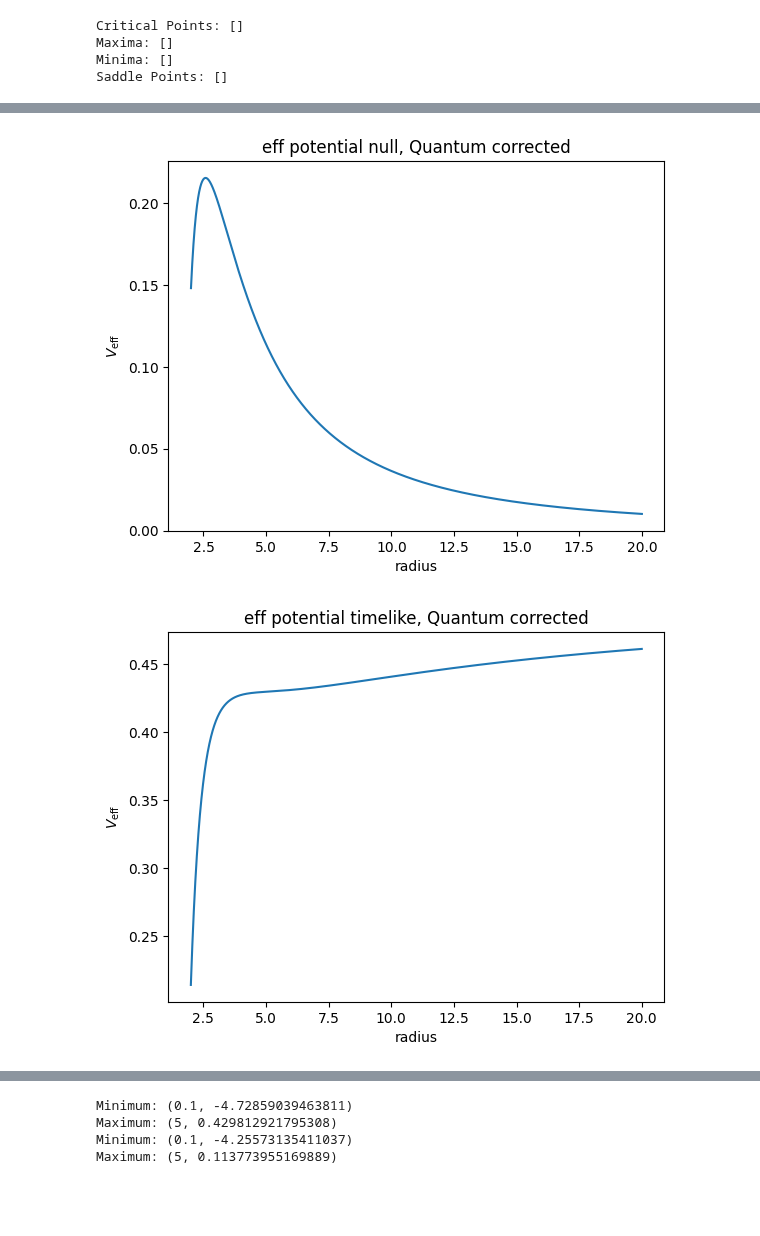
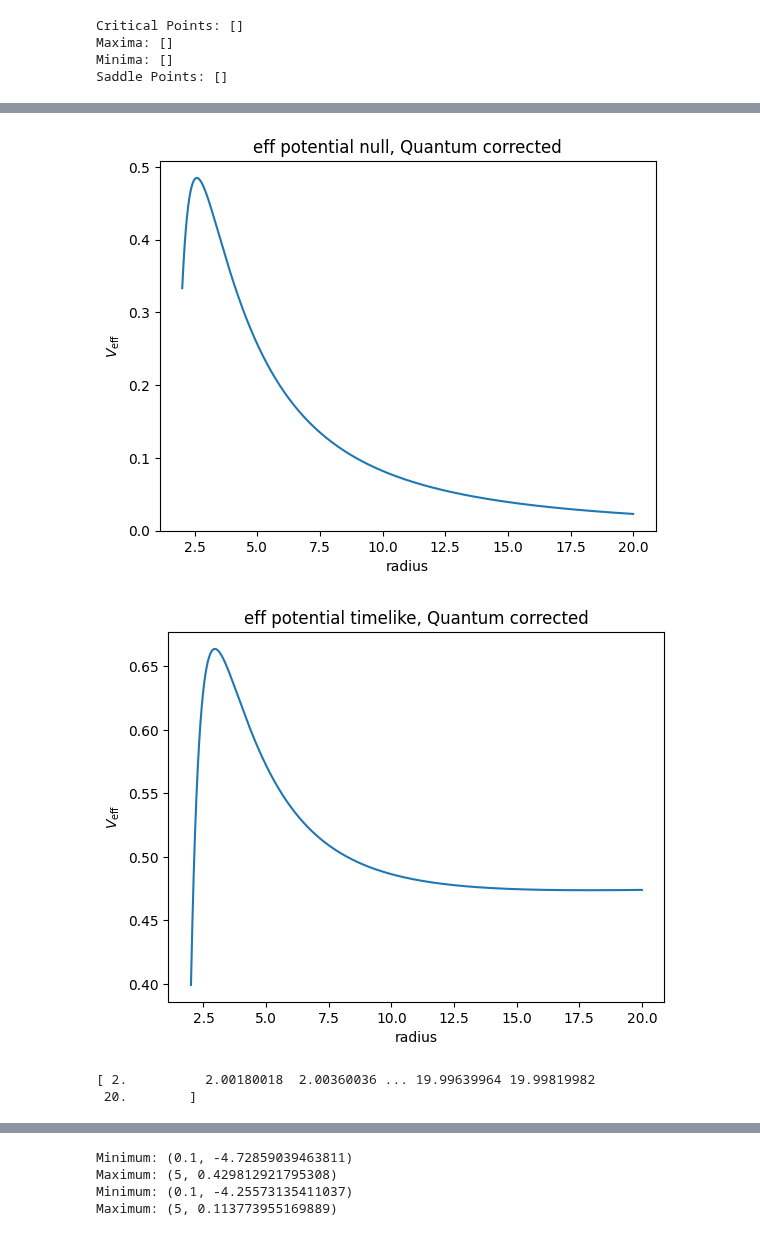
Before and after one commit to AdamSmithOrlik/quantum-black-holes, a Jupyter notebook: darius/research.ipynb, the cells around one changed output, grey strips where cells are left out. Drawn from its saved outputs; the diff is of its cells as text; code cells hidden in the pictures; blank space fills up the shorter version.

```diff
--- a/darius/research.ipynb
+++ b/darius/research.ipynb
@@ -182,7 +182,7 @@ extrema: r= [-9/2 + 3*sqrt(21)/2]
 M = 1.0 #BH mass
 epsilon = 0 #null geodesic
 E = 1.0 #particle energy
-L = 3.0 #angular momentum of particle
+L = 4.5 #angular momentum of particle
 Qb=1
 Qc=1
 
@@ -197,33 +197,37 @@ def g2(r, M):
 def h2(r, M):
     return (r**2)*((1+(Qc*(r_s**2))/(4*r**8))**(1/4))
 
 
-def V_eff2(r, L, simga=0):
+def V_eff2(r, L):
     return -(1/2)*f2(r, M) * (((L**2)/h2(r, M))+epsilon)
 
 #schwarzschild radius
 r_s = 2*M
 
 r_list = np.linspace(r_s, 10*r_s, 10000)
 
 #calculate the effective potential
 V_eff2_list = [V_eff2(r, L) for r in r_list]
 
 #plot effective potential with epsilonma=0
 plt.plot(r_list, V_eff2_list)
 plt.xlabel('radius')
 plt.ylabel(r'$V_{\rm eff}$')
 plt.title('eff potential null, Quantum corrected')
 plt.show()
 
 #plot effective potential with epsilon=1
 epsilon=1
 V_eff2_list_timelike = [V_eff2(r, L) for r in r_list]
 plt.plot(r_list, V_eff2_list_timelike)
 plt.xlabel('radius')
 plt.ylabel(r'$V_{\rm eff}$')
 plt.title('eff potential timelike, Quantum corrected')
 plt.show()
+
+print(r_list)
 # %% [output]
-[figure, old version]
+[figure, new version]
-[figure, old version]
+[figure, new version]
+[ 2.          2.00180018  2.00360036 ... 19.99639964 19.99819982
+ 20.        ]
```
Also changed, not shown: parts of 4 cells of this notebook.
